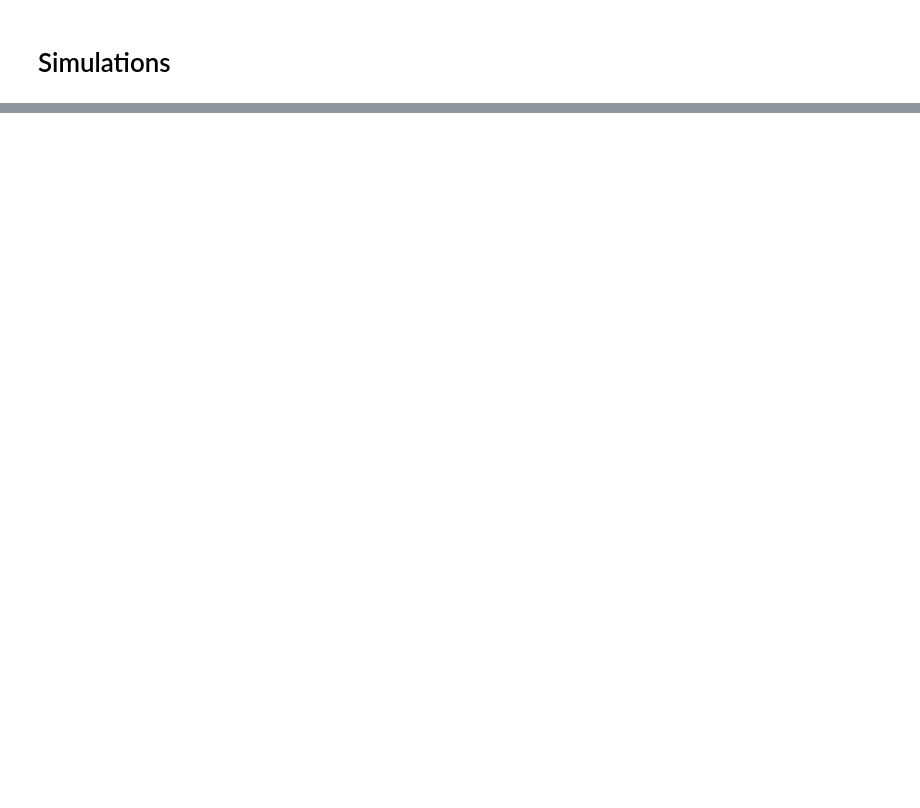
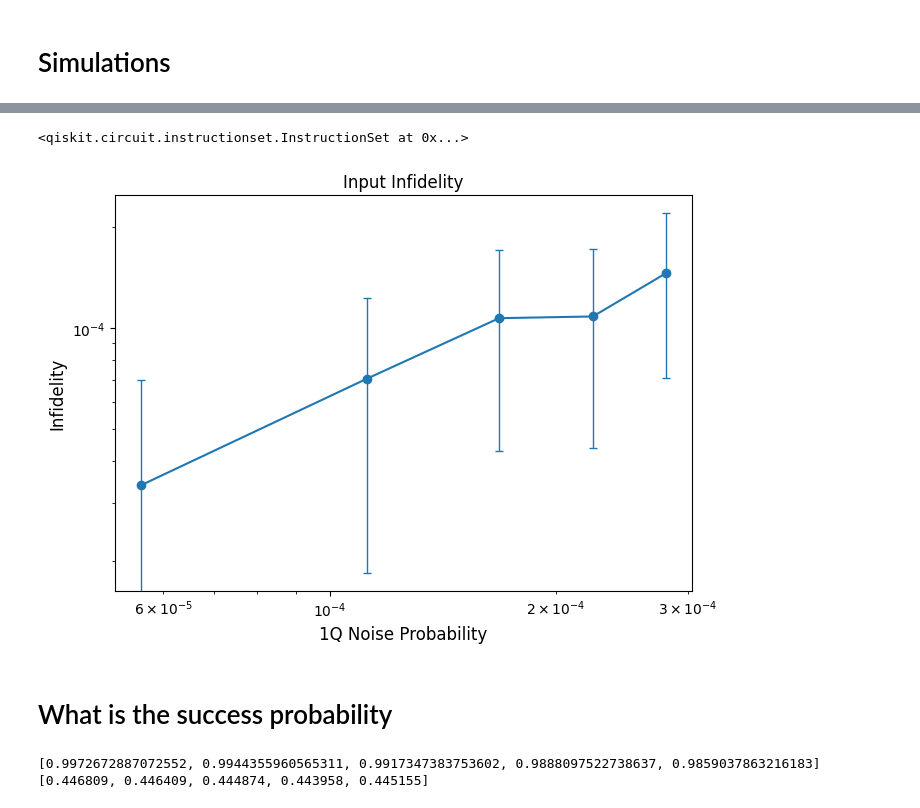
Before and after one commit to Sal7ySalt/Smallest-MSD-Protocol, a Jupyter notebook: 3_qubit_code/no_concat.ipynb, the cells around one changed output, grey strips where cells are left out. Cells and saved outputs as stored; diff of their text form; code cells hidden in the pictures; blank space fills up the shorter version.

```diff
--- a/3_qubit_code/no_concat.ipynb
+++ b/3_qubit_code/no_concat.ipynb
@@ -656,0 +162,9 @@ plt.show()
+# %%
+ideal_input = QuantumCircuit(1)
+ideal_input.append(RY_custom, [0])
+ideal_input = DensityMatrix(ideal_input)
+
+input_circuit = QuantumCircuit(1)
+input_circuit.ry(theta,0)
+# %% [output]
+<qiskit.circuit.instructionset.InstructionSet at 0x...>
@@ -656,0 +193,8 @@ plt.show()
+# %%
+ideal_input = QuantumCircuit(1)
+ideal_input.append(RY_custom, [0])
+ideal_input = Statevector(ideal_input)
+
+input_circuit = QuantumCircuit(3)
+for i in range(3):
+    input_circuit.ry(theta, i)
@@ -656,0 +233,22 @@ plt.show()
+# %%
+plt.figure(figsize=(7, 5))
+plt.errorbar(
+    one_qubit_gate_error_prob,
+    all_input_infidelity,
+    yerr=all_input_fidelity_unc,
+    fmt='o-',           # circle marker and solid line
+    capsize=3,          # length of the little “T” caps on each bar
+    elinewidth=1,       # width of the error‐bar lines
+    markeredgewidth=1
+)
+plt.xlabel("1Q Noise Probability", fontsize=12)
+plt.ylabel("Infidelity", fontsize=12)
+plt.yscale('log')
+plt.xscale('log')
+plt.title("Input Infidelity")
+plt.tight_layout()
+plt.show()
+# %% [output]
+[figure, added]
+# %% [markdown]
+# What is the success probability
@@ -656,0 +294,6 @@ plt.show()
+# %%
+print(success_prob_list)
+print(prob_meas_00_list)
+# %% [output]
+[0.9972672887072552, 0.9944355960565311, 0.9917347383753602, 0.9888097522738637, 0.9859037863216183]
+[0.446809, 0.446409, 0.444874, 0.443958, 0.445155]
```
Also changed, not shown: parts of 52 cells of this notebook, 7 other files.
